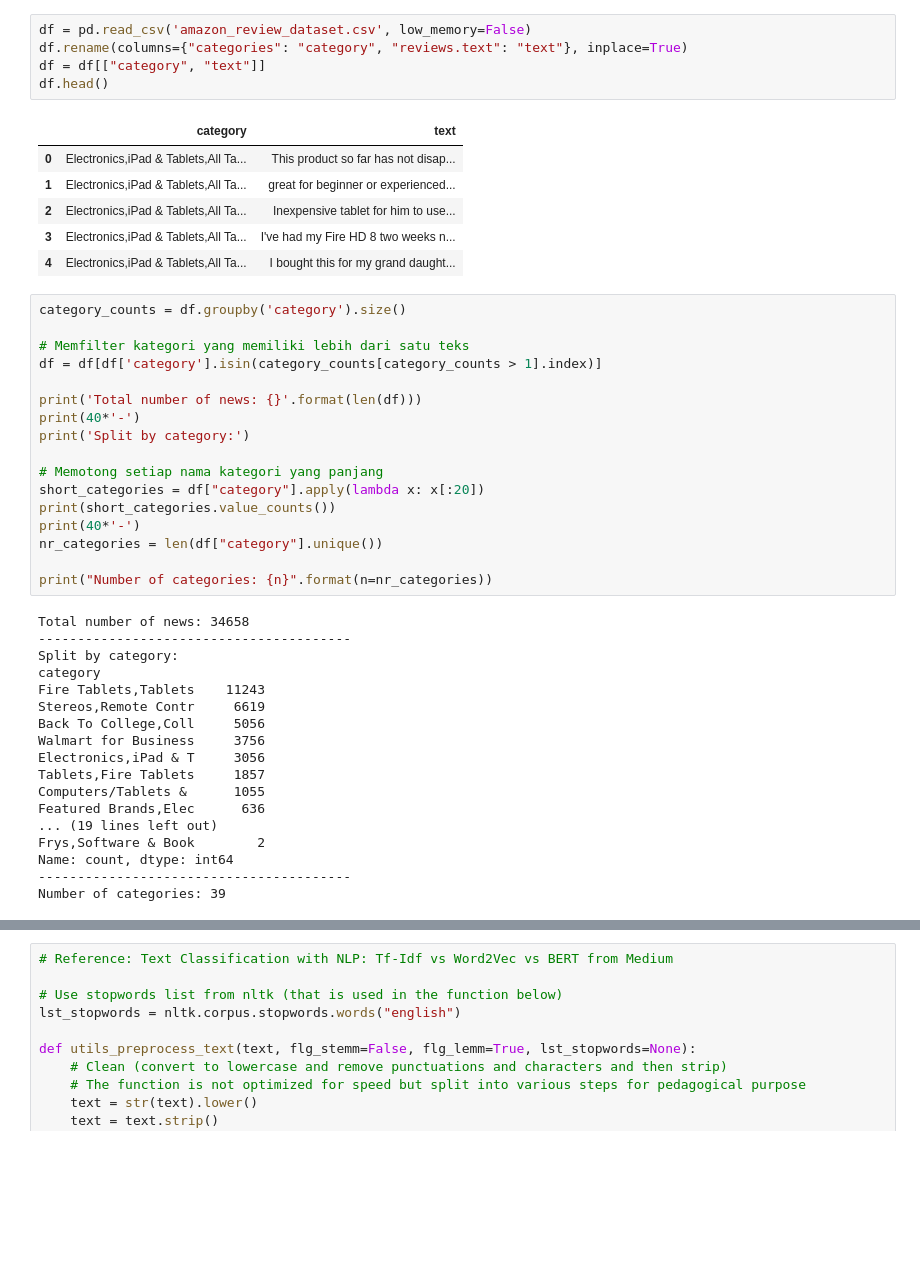
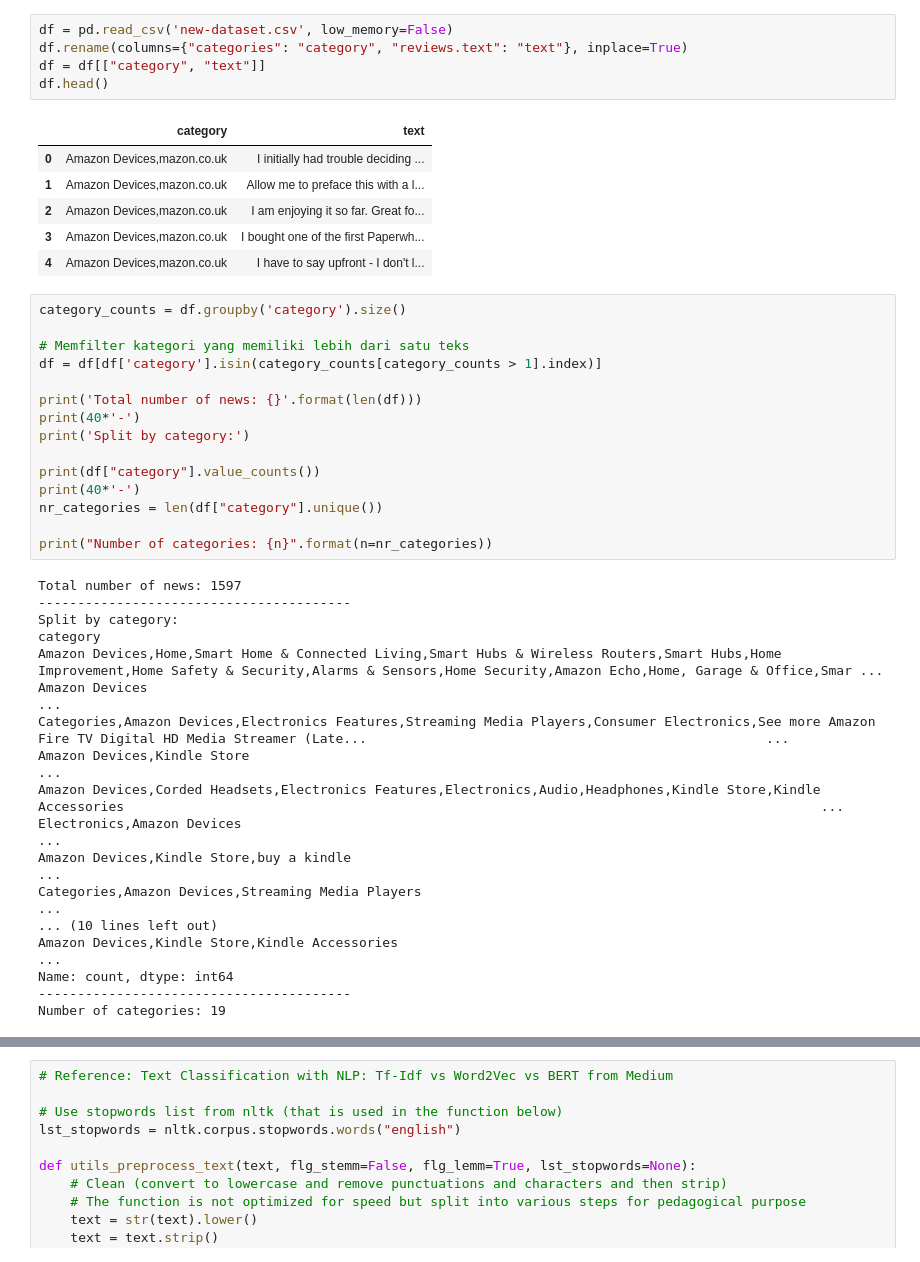
Before and after one commit to muhammadkevin/nlp_sentimen_analyst, a Jupyter notebook: Untitled.ipynb, the cells around one changed output, grey strips where cells are left out. Drawn from its saved outputs; the diff is of its cells as text; blank space fills up the shorter version.

```diff
--- a/Untitled.ipynb
+++ b/Untitled.ipynb
@@ -54,17 +54,17 @@ Regex version: 2.2.1
 NLTK version: 3.9.1
 Gensim version: 4.3.3
 # %%
-df = pd.read_csv('amazon_review_dataset.csv', low_memory=False)
+df = pd.read_csv('new-dataset.csv', low_memory=False)
 df.rename(columns={"categories": "category", "reviews.text": "text"}, inplace=True)
 df = df[["category", "text"]]
 df.head()
 # %% [output]
 |  | category | text |
-| 0 | Electronics,iPad & Tablets,All Ta... | This product so far has not disap... |
-| 1 | Electronics,iPad & Tablets,All Ta... | great for beginner or experienced... |
-| 2 | Electronics,iPad & Tablets,All Ta... | Inexpensive tablet for him to use... |
-| 3 | Electronics,iPad & Tablets,All Ta... | I've had my Fire HD 8 two weeks n... |
-| 4 | Electronics,iPad & Tablets,All Ta... | I bought this for my grand daught... |
+| 0 | Amazon Devices,mazon.co.uk | I initially had trouble deciding ... |
+| 1 | Amazon Devices,mazon.co.uk | Allow me to preface this with a l... |
+| 2 | Amazon Devices,mazon.co.uk | I am enjoying it so far. Great fo... |
+| 3 | Amazon Devices,mazon.co.uk | I bought one of the first Paperwh... |
+| 4 | Amazon Devices,mazon.co.uk | I have to say upfront - I don't l... |
 # %%
 category_counts = df.groupby('category').size()
 
@@ -75,31 +75,29 @@ print('Total number of news: {}'.format(len(df)))
 print(40*'-')
 print('Split by category:')
 
-# Memotong setiap nama kategori yang panjang
-short_categories = df["category"].apply(lambda x: x[:20])
-print(short_categories.value_counts())
+print(df["category"].value_counts())
 print(40*'-')
 nr_categories = len(df["category"].unique())
 
 print("Number of categories: {n}".format(n=nr_categories))
 # %% [output]
-Total number of news: 34658
+Total number of news: 1597
 ----------------------------------------
 Split by category:
 category
-Fire Tablets,Tablets    11243
-Stereos,Remote Contr     6619
-Back To College,Coll     5056
-Walmart for Business     3756
-Electronics,iPad & T     3056
-Tablets,Fire Tablets     1857
-Computers/Tablets &      1055
-Featured Brands,Elec      636
-... (19 lines left out)
-Frys,Software & Book        2
+Amazon Devices,Home,Smart Home & Connected Living,Smart Hubs & Wireless Routers,Smart Hubs,Home Improvement,Home Safety & Security,Alarms & Sensors,Home Security,Amazon Echo,Home, Garage & Office,Smar ...
+Amazon Devices                                                                                                                                                                                           ...
+Categories,Amazon Devices,Electronics Features,Streaming Media Players,Consumer Electronics,See more Amazon Fire TV Digital HD Media Streamer (Late...                                                   ...
+Amazon Devices,Kindle Store                                                                                                                                                                              ...
+Amazon Devices,Corded Headsets,Electronics Features,Electronics,Audio,Headphones,Kindle Store,Kindle Accessories                                                                                         ...
+Electronics,Amazon Devices                                                                                                                                                                               ...
+Amazon Devices,Kindle Store,buy a kindle                                                                                                                                                                 ...
+Categories,Amazon Devices,Streaming Media Players                                                                                                                                                        ...
+... (10 lines left out)
+Amazon Devices,Kindle Store,Kindle Accessories                                                                                                                                                           ...
 Name: count, dtype: int64
 ----------------------------------------
-Number of categories: 39
+Number of categories: 19
 # %%
 # You can adjust n:
 n=100
```
Also changed, not shown: parts of 23 cells of this notebook, 2 other files.
